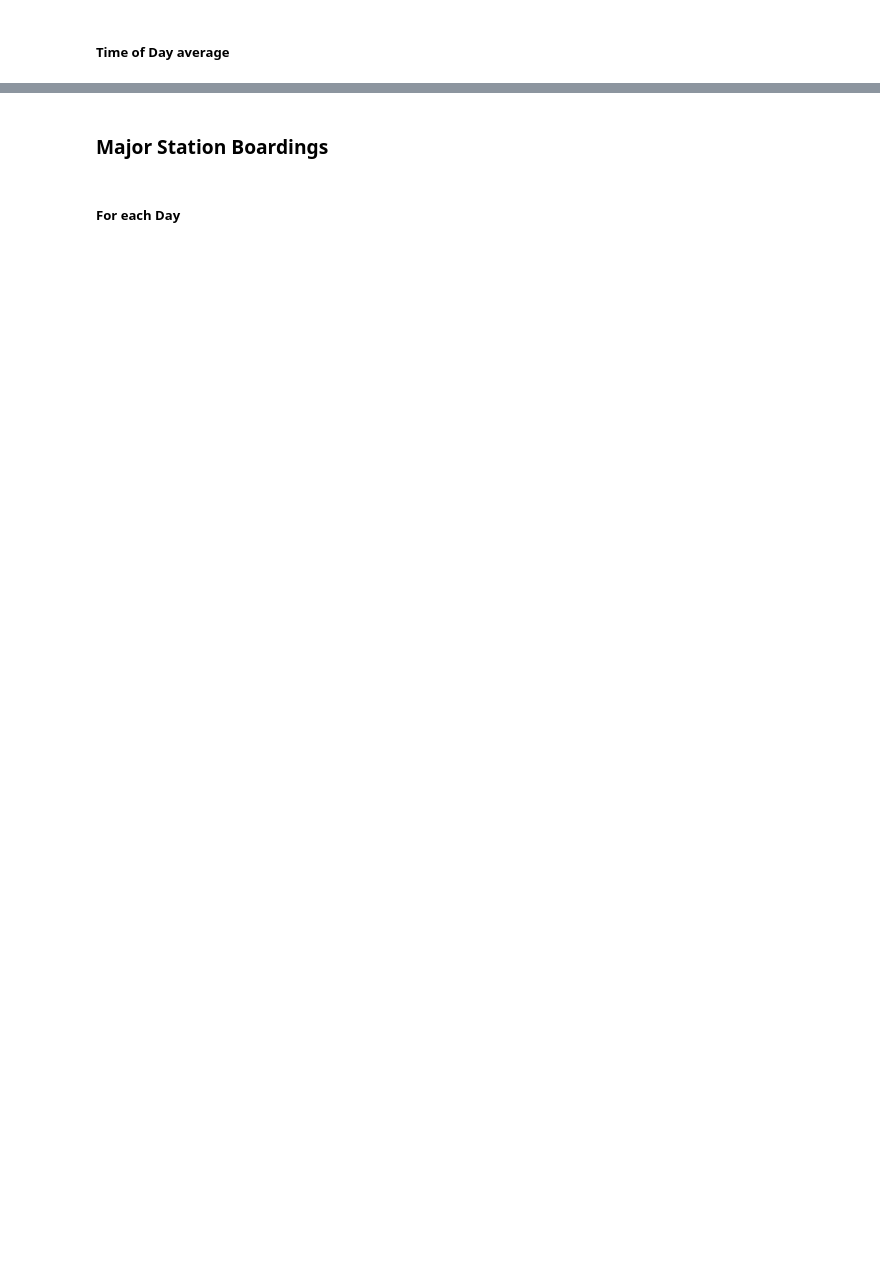
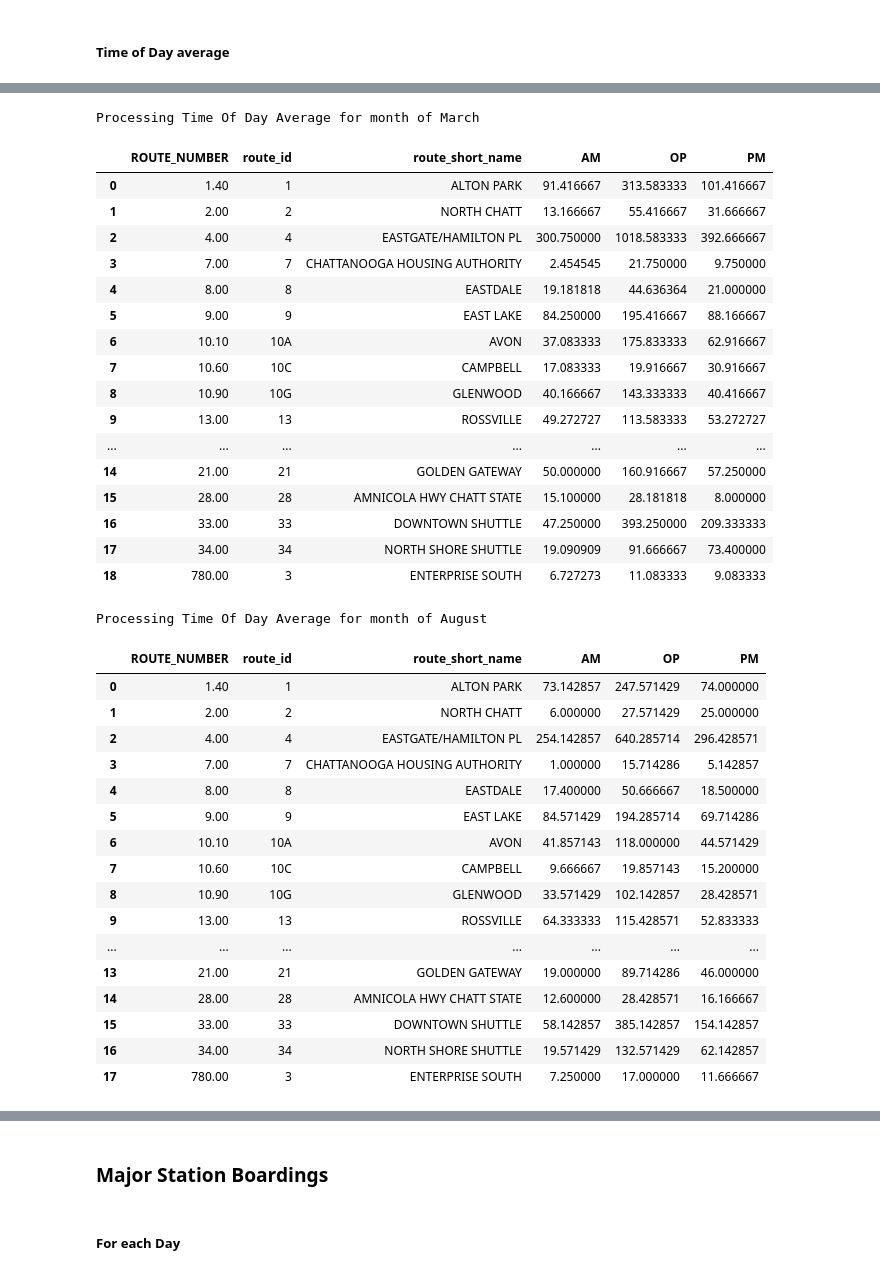
Before and after one commit to wsp-sag/client_chattanooga_rtp_update, a Jupyter notebook: Notebooks/Task 3 - Model Validation/Chattanooga_APC_Transit_Route_Boardings.ipynb, the cells around one changed output, grey strips where cells are left out. Saved outputs shown, nothing was run; the diff lists cells and outputs as text; code cells hidden in the pictures; blank space fills up the shorter version.

Commit message:
Read in multiple months

```diff
--- a/Notebooks/Task 3 - Model Validation/Chattanooga_APC_Transit_Route_Boardings.ipynb
+++ b/Notebooks/Task 3 - Model Validation/Chattanooga_APC_Transit_Route_Boardings.ipynb
@@ -160,19 +194,3 @@ Populate table 'Transit Route Boardings':
 https://wsponline.sharepoint.com/:w:/r/sites/US-chattanoogamodeling/RTP%20TDM%20Update/Deliverables/Task%203_Model%20Validation/Chattanooga%20TPO%20Model%20Validation%20Report.docx
 # %% [markdown]
 ##### Daily average
-# %%
-apc_pick = apc[apc['SURVEY_DATE'].isin(dates_pick)]
-apc_pick = apc[apc['PASSENGERS_ON'] > 0]
-
-apc_pick = apc_pick[['SURVEY_DATE', 'ROUTE_NUMBER', 'PASSENGERS_ON', 'route_id', 'route_short_name']]
-
-weekdays = apc_pick.groupby(['ROUTE_NUMBER', 'route_id', 'route_short_name', 'SURVEY_DATE'])['PASSENGERS_ON'].sum()\
-                   .groupby(['ROUTE_NUMBER', 'route_id', 'route_short_name']).mean()
-
-# weekdays = round(weekdays).astype(int)
-weekdays = weekdays.reset_index()
-weekdays.columns=['ROUTE_NUMBER', 'route_id', 'route_short_name', 'boards']
-weekdays['ROUTE_NUMBER_num'] = weekdays['ROUTE_NUMBER'].astype(float)
-weekdays = weekdays.sort_values(by='ROUTE_NUMBER_num').reset_index(drop=True)
-
-weekdays.drop(columns='ROUTE_NUMBER_num')#.to_clipboard()
@@ -223,16 +282,20 @@ for t in tod_windows.keys():
+# %%
+for m in apc.keys():
+    update_tod(m)
 # %% [markdown]
 ##### Time of Day average
 # %%
-apc_pick = apc[apc['SURVEY_DATE'].isin(dates_pick)]
-apc_pick = apc_pick[['SURVEY_DATE', 'ROUTE_NUMBER', 'PASSENGERS_ON', 'route_id', 'route_short_name', 'TOD']]
+def tod_ave(m):
+    print('Processing Time Of Day Average for month of {}'.format(apc[m]['month_name']))
+    apc_pick = apc[m]['data'][['SURVEY_DATE', 'ROUTE_NUMBER', 'PASSENGERS_ON', 'route_id', 'route_short_name', 'TOD']]
 
-weekdays = apc_pick.groupby(['ROUTE_NUMBER', 'route_id', 'route_short_name', 'SURVEY_DATE', 'TOD'])['PASSENGERS_ON'].sum()\
-                   .groupby(['ROUTE_NUMBER', 'route_id', 'route_short_name', 'TOD']).mean().unstack()
+    weekdays = apc_pick.groupby(['ROUTE_NUMBER', 'route_id', 'route_short_name', 'SURVEY_DATE', 'TOD'])['PASSENGERS_ON'].sum()\
+                       .groupby(['ROUTE_NUMBER', 'route_id', 'route_short_name', 'TOD']).mean().unstack()
 
-# weekdays = round(weekdays).astype(int)
-weekdays = weekdays.reset_index()
-weekdays.columns=['ROUTE_NUMBER', 'route_id', 'route_short_name', 'AM', 'OP', 'PM']
-weekdays['ROUTE_NUMBER_num'] = weekdays['ROUTE_NUMBER'].astype(float)
-weekdays = weekdays.sort_values(by='ROUTE_NUMBER_num').reset_index(drop=True)
+    # weekdays = round(weekdays).astype(int)
+    weekdays = weekdays.reset_index()
+    weekdays.columns=['ROUTE_NUMBER', 'route_id', 'route_short_name', 'AM', 'OP', 'PM']
+    weekdays['ROUTE_NUMBER_num'] = weekdays['ROUTE_NUMBER'].astype(float)
+    weekdays = weekdays.sort_values(by='ROUTE_NUMBER_num').reset_index(drop=True)
 
-weekdays.drop(columns='ROUTE_NUMBER_num')#.to_clipboard()
+    display(weekdays.drop(columns='ROUTE_NUMBER_num'))
@@ -256,0 +302,40 @@ weekdays.drop(columns='ROUTE_NUMBER_num')#.to_clipboard()
+# %%
+for m in apc.keys():
+    tod_ave(m)
+# %% [output]
+Processing Time Of Day Average for month of March
+|  | ROUTE_NUMBER | route_id | route_short_name | AM | OP | PM |
+| 0 | 1.40 | 1 | ALTON PARK | 91.416667 | 313.583333 | 101.416667 |
+| 1 | 2.00 | 2 | NORTH CHATT | 13.166667 | 55.416667 | 31.666667 |
+| 2 | 4.00 | 4 | EASTGATE/HAMILTON PL | 300.750000 | 1018.583333 | 392.666667 |
+| 3 | 7.00 | 7 | CHATTANOOGA HOUSING AUTHORITY | 2.454545 | 21.750000 | 9.750000 |
+| 4 | 8.00 | 8 | EASTDALE | 19.181818 | 44.636364 | 21.000000 |
+| 5 | 9.00 | 9 | EAST LAKE | 84.250000 | 195.416667 | 88.166667 |
+| 6 | 10.10 | 10A | AVON | 37.083333 | 175.833333 | 62.916667 |
+| 7 | 10.60 | 10C | CAMPBELL | 17.083333 | 19.916667 | 30.916667 |
+| 8 | 10.90 | 10G | GLENWOOD | 40.166667 | 143.333333 | 40.416667 |
+| 9 | 13.00 | 13 | ROSSVILLE | 49.272727 | 113.583333 | 53.272727 |
+| ... | ... | ... | ... | ... | ... | ... |
+| 14 | 21.00 | 21 | GOLDEN GATEWAY | 50.000000 | 160.916667 | 57.250000 |
+| 15 | 28.00 | 28 | AMNICOLA HWY CHATT STATE | 15.100000 | 28.181818 | 8.000000 |
+| 16 | 33.00 | 33 | DOWNTOWN SHUTTLE | 47.250000 | 393.250000 | 209.333333 |
+| 17 | 34.00 | 34 | NORTH SHORE SHUTTLE | 19.090909 | 91.666667 | 73.400000 |
+| 18 | 780.00 | 3 | ENTERPRISE SOUTH | 6.727273 | 11.083333 | 9.083333 |
+Processing Time Of Day Average for month of August
+|  | ROUTE_NUMBER | route_id | route_short_name | AM | OP | PM |
+| 0 | 1.40 | 1 | ALTON PARK | 73.142857 | 247.571429 | 74.000000 |
+| 1 | 2.00 | 2 | NORTH CHATT | 6.000000 | 27.571429 | 25.000000 |
+| 2 | 4.00 | 4 | EASTGATE/HAMILTON PL | 254.142857 | 640.285714 | 296.428571 |
+| 3 | 7.00 | 7 | CHATTANOOGA HOUSING AUTHORITY | 1.000000 | 15.714286 | 5.142857 |
+| 4 | 8.00 | 8 | EASTDALE | 17.400000 | 50.666667 | 18.500000 |
+| 5 | 9.00 | 9 | EAST LAKE | 84.571429 | 194.285714 | 69.714286 |
+| 6 | 10.10 | 10A | AVON | 41.857143 | 118.000000 | 44.571429 |
+| 7 | 10.60 | 10C | CAMPBELL | 9.666667 | 19.857143 | 15.200000 |
+| 8 | 10.90 | 10G | GLENWOOD | 33.571429 | 102.142857 | 28.428571 |
+| 9 | 13.00 | 13 | ROSSVILLE | 64.333333 | 115.428571 | 52.833333 |
+| ... | ... | ... | ... | ... | ... | ... |
+| 13 | 21.00 | 21 | GOLDEN GATEWAY | 19.000000 | 89.714286 | 46.000000 |
+| 14 | 28.00 | 28 | AMNICOLA HWY CHATT STATE | 12.600000 | 28.428571 | 16.166667 |
+| 15 | 33.00 | 33 | DOWNTOWN SHUTTLE | 58.142857 | 385.142857 | 154.142857 |
+| 16 | 34.00 | 34 | NORTH SHORE SHUTTLE | 19.571429 | 132.571429 | 62.142857 |
+| 17 | 780.00 | 3 | ENTERPRISE SOUTH | 7.250000 | 17.000000 | 11.666667 |
```
Also changed, not shown: parts of 36 cells of this notebook.
